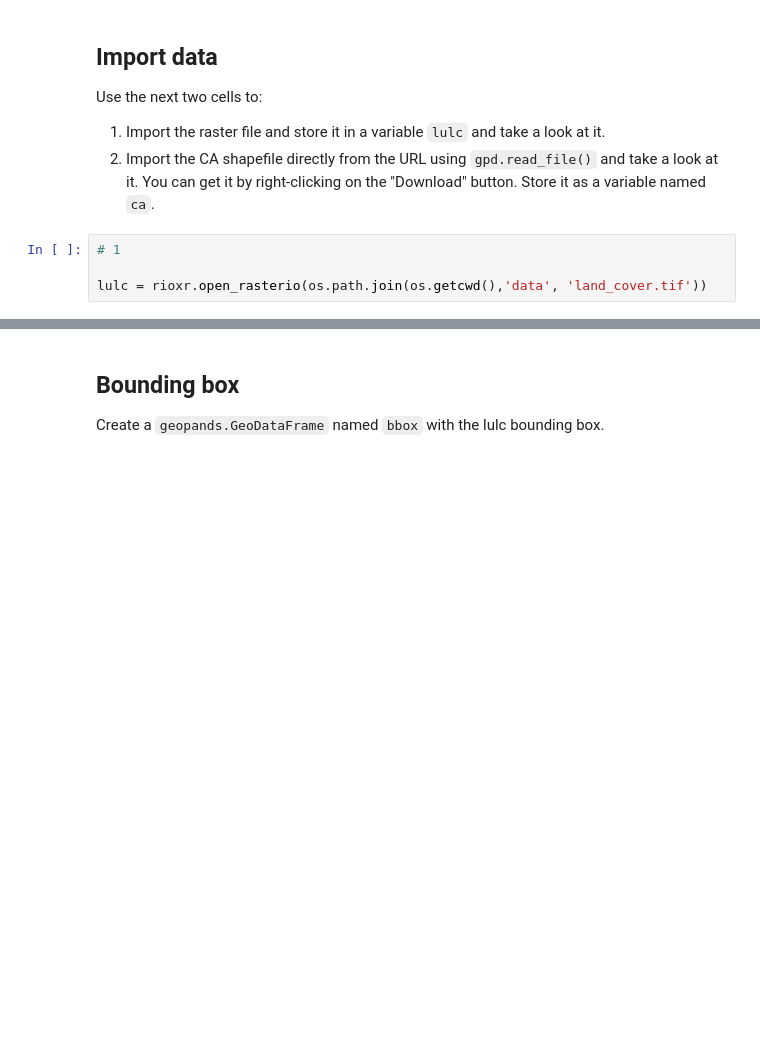
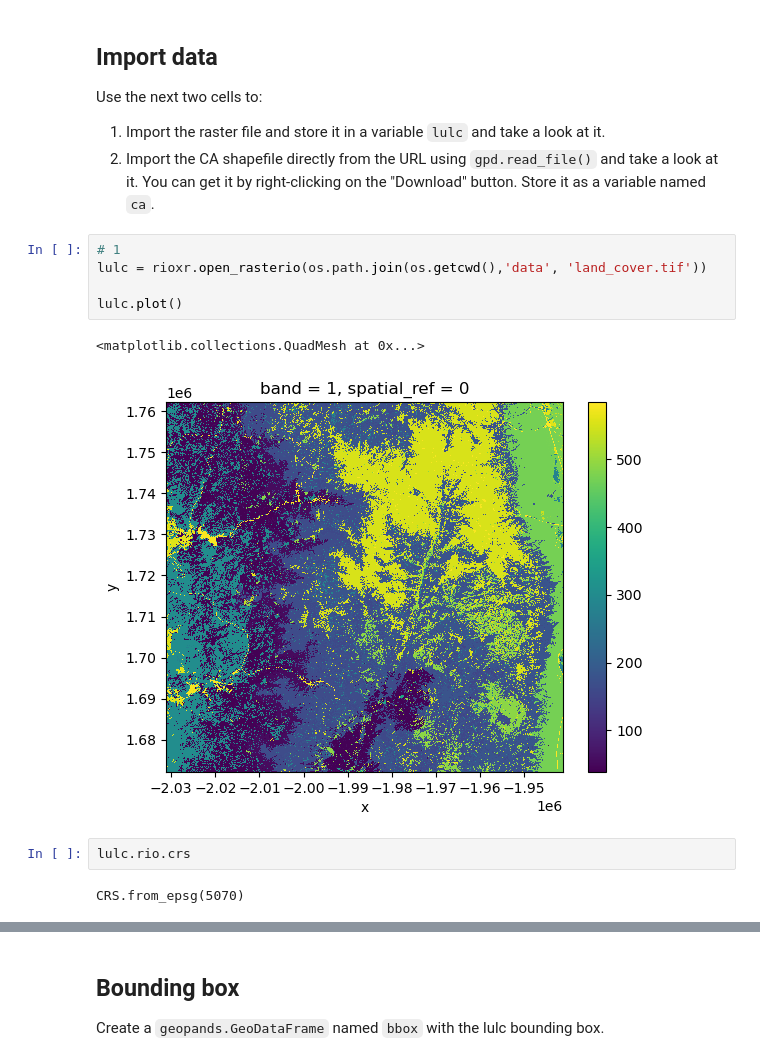
Before and after one commit to floraham/eds220-hwk-4, a Jupyter notebook: hwk4-task1-whitney-map.ipynb, the cells around one changed output, grey strips where cells are left out. Drawn from its saved outputs; the diff is of its cells as text; blank space fills up the shorter version.

```diff
--- a/hwk4-task1-whitney-map.ipynb
+++ b/hwk4-task1-whitney-map.ipynb
@@ -67,7 +67,15 @@ Use the next two cells to:
 2. Import the CA shapefile directly from the URL using `gpd.read_file()` and take a look at it. You can get it by right-clicking on the "Download" button. Store it as a variable named `ca`.
 # %%
 # 1
+lulc = rioxr.open_rasterio(os.path.join(os.getcwd(),'data', 'land_cover.tif'))
 
-lulc = rioxr.open_rasterio(os.path.join(os.getcwd(),'data', 'land_cover.tif'))
+lulc.plot()
+# %% [output]
+<matplotlib.collections.QuadMesh at 0x...>
+[figure, added]
+# %%
+lulc.rio.crs
+# %% [output]
+CRS.from_epsg(5070)
 # %%
 # 2
```
Also changed, not shown: parts of 15 cells of this notebook.
